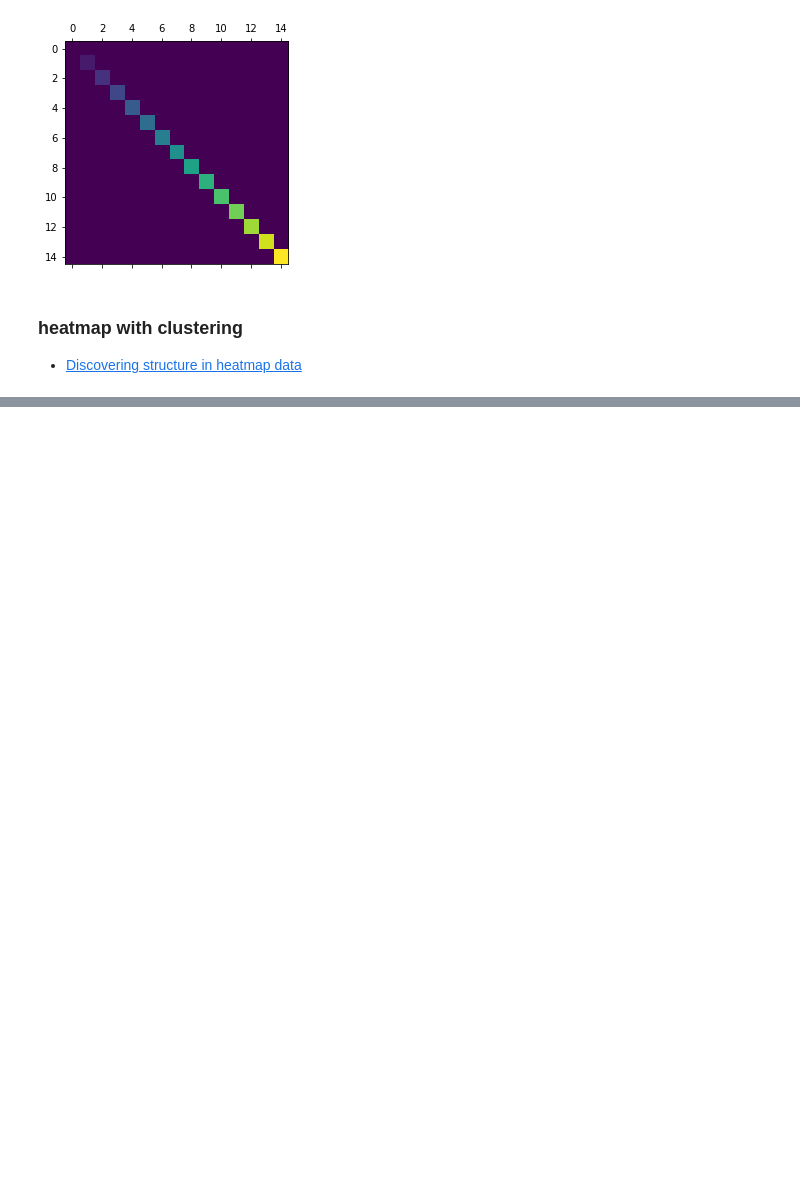
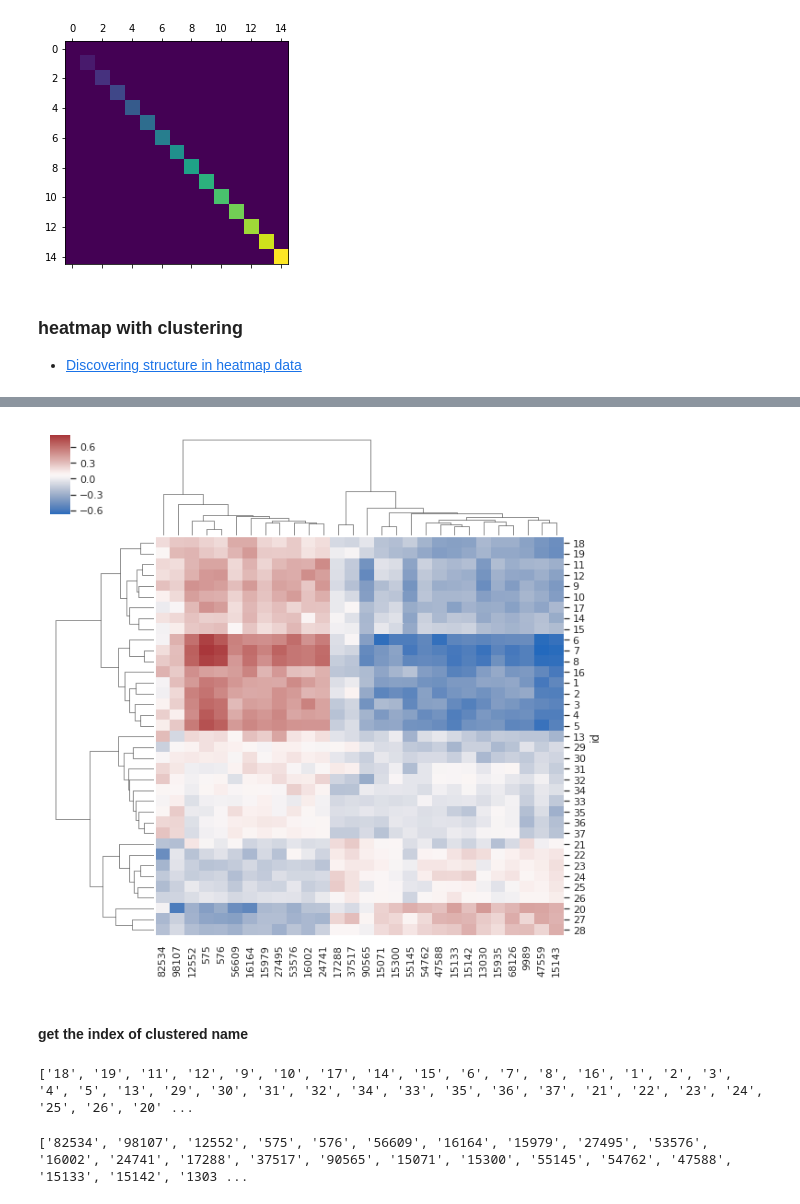
Before and after one commit to OnlyBelter/jupyter-note, a Jupyter notebook: matplotlib_basic/02 Examples/05 heatmap.ipynb, the cells around one changed output, grey strips where cells are left out. Saved outputs shown, nothing was run; the diff lists cells and outputs as text; code cells hidden in the pictures; blank space fills up the shorter version.

```diff
--- a/matplotlib_basic/02 Examples/05 heatmap.ipynb
+++ b/matplotlib_basic/02 Examples/05 heatmap.ipynb
@@ -137,0 +199,2 @@ sns.clustermap(df.corr(), center=0, cmap="vlag",
+# %%
+test_data = pd.read_csv('corr_table.csv', index_col='id')
@@ -137,0 +212,15 @@ sns.clustermap(df.corr(), center=0, cmap="vlag",
+# %%
+sns_plot = sns.clustermap(test_data, cmap="vlag")
+sns_plot.savefig('clustering.png', dpi=300)
+# %% [output]
+[figure, added]
+# %% [markdown]
+#### get the index of clustered name
+# %%
+print([i.get_text() for i in list(sns_plot.ax_heatmap.get_yticklabels())])
+# %% [output]
+['18', '19', '11', '12', '9', '10', '17', '14', '15', '6', '7', '8', '16', '1', '2', '3', '4', '5', '13', '29', '30', '31', '32', '34', '33', '35', '36', '37', '21', '22', '23', '24', '25', '26', '20' ...
+# %%
+print([i.get_text() for i in list(sns_plot.ax_heatmap.get_xticklabels())])
+# %% [output]
+['82534', '98107', '12552', '575', '576', '56609', '16164', '15979', '27495', '53576', '16002', '24741', '17288', '37517', '90565', '15071', '15300', '55145', '54762', '47588', '15133', '15142', '1303 ...
```
Also changed, not shown: parts of 9 cells of this notebook, 18 other files.
